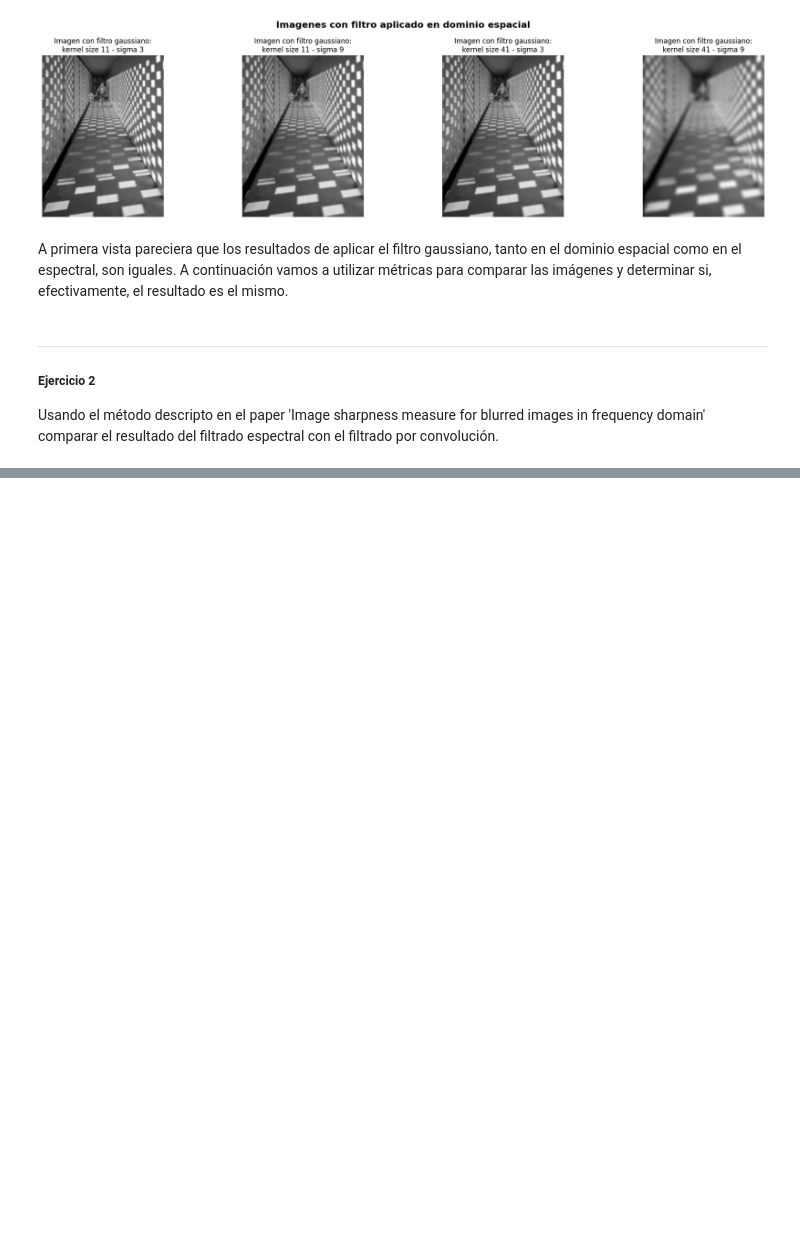
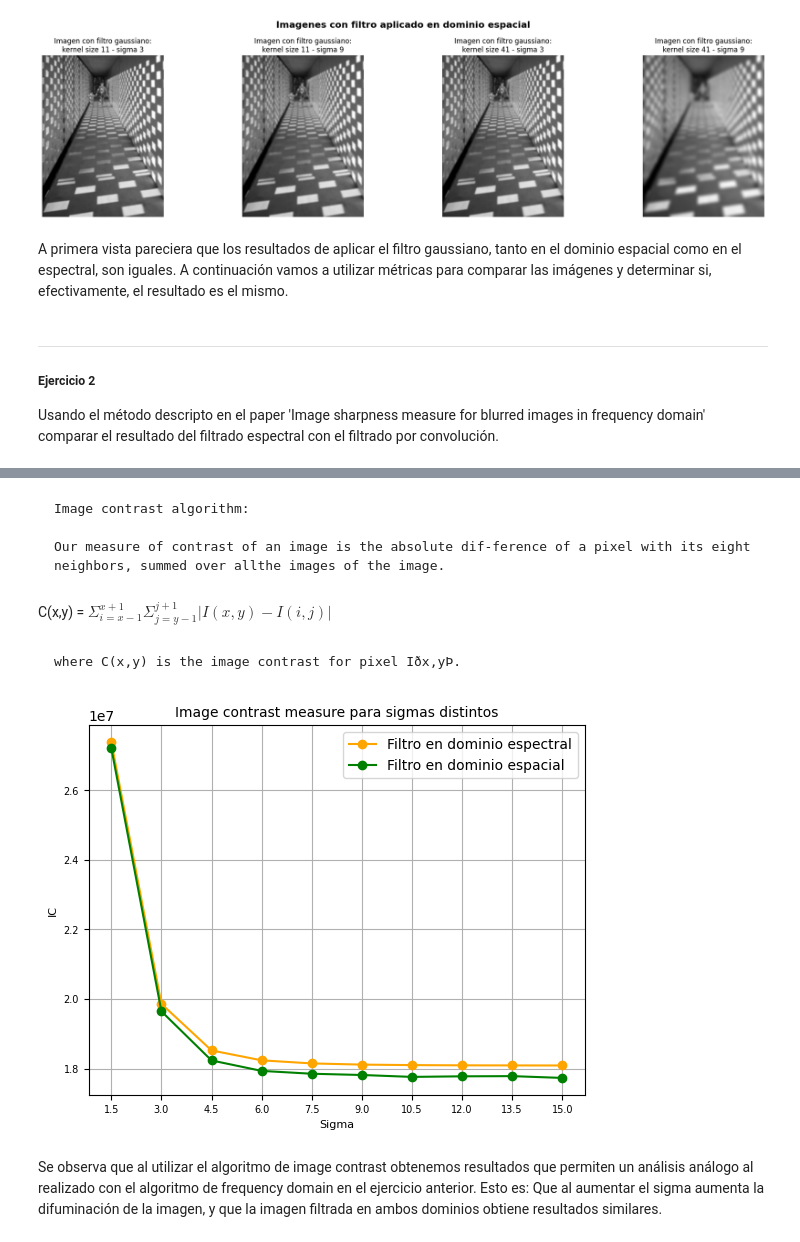
Before and after one commit to jcruz-ferreyra/CEIA_vpc_I, a Jupyter notebook: TPs/TP2/source/tp2.ipynb, the cells around one changed output, grey strips where cells are left out. Cells and saved outputs as stored; diff of their text form; code cells hidden in the pictures; blank space fills up the shorter version.

```diff
--- a/TPs/TP2/source/tp2.ipynb
+++ b/TPs/TP2/source/tp2.ipynb
@@ -355,0 +370,9 @@ plt.show()
+# %% [markdown]
+    Image contrast algorithm:
+
+    Our measure of contrast of an image is the absolute dif-ference of a pixel with its eight neighbors, summed over allthe images of the image.
+# %% [markdown]
+C(x,y) = $ Σ_{i=x-1}^{x+1} Σ_{j=y-1}^{j+1} |I(x,y) - I(i,j)|$
+# %% [markdown]
+
+    where C(x,y) is the image contrast for pixel Iðx,yÞ.
@@ -355,0 +432,48 @@ plt.show()
+# %%
+ksize = 11
+list_sigmas = np.arange(1.5, 16.5, 1.5)
+
+dict_fm_tf = {}
+for sigma in list_sigmas:
+    _, kernel_tf = create_gauss_filter(
+        img_tf.shape[0], img_tf.shape[1], ksize=ksize, sigma=sigma
+    )
+
+    img_gauss = img_tf * kernel_tf
+    img_gauss = np.fft.ifftshift(np.real(np.fft.ifft2(img_gauss)))
+
+    dict_fm_tf[sigma] = compute_image_contrast(img_gauss)
+
+dict_fm_conv = {}
+for sigma in list_sigmas:
+    img_gauss = cv2.GaussianBlur(img, ksize=(ksize, ksize), sigmaX=sigma, sigmaY=sigma)
+
+    dict_fm_conv[sigma] = compute_image_contrast(img_gauss)
+# %%
+sigmas_tf = list(dict_fm_tf.keys())
+fm_tf = list(dict_fm_tf.values())
+
+sigmas_conv = list(dict_fm_conv.keys())
+fm_conv = list(dict_fm_conv.values())
+
+plt.plot(
+    sigmas_tf, fm_tf, marker="o", color="orange", label="Filtro en dominio espectral"
+)
+plt.plot(
+    sigmas_conv, fm_conv, marker="o", color="green", label="Filtro en dominio espacial"
+)
+
+plt.xticks(fontsize=7, ticks=list_sigmas)
+plt.yticks(fontsize=7)
+
+plt.xlabel("Sigma", fontsize=8)
+plt.ylabel("IC", fontsize=8)
+plt.title("Image contrast measure para sigmas distintos", fontsize=10)
+plt.legend()
+
+plt.grid(True)
+plt.show()
+# %% [output]
+[figure, added]
+# %% [markdown]
+Se observa que al utilizar el algoritmo de image contrast obtenemos resultados que permiten un análisis análogo al realizado con el algoritmo de frequency domain en el ejercicio anterior. Esto es: Que al aumentar el sigma aumenta la difuminación de la imagen, y que la imagen filtrada en ambos dominios obtiene resultados similares.
```
Also changed, not shown: parts of 19 cells of this notebook.
